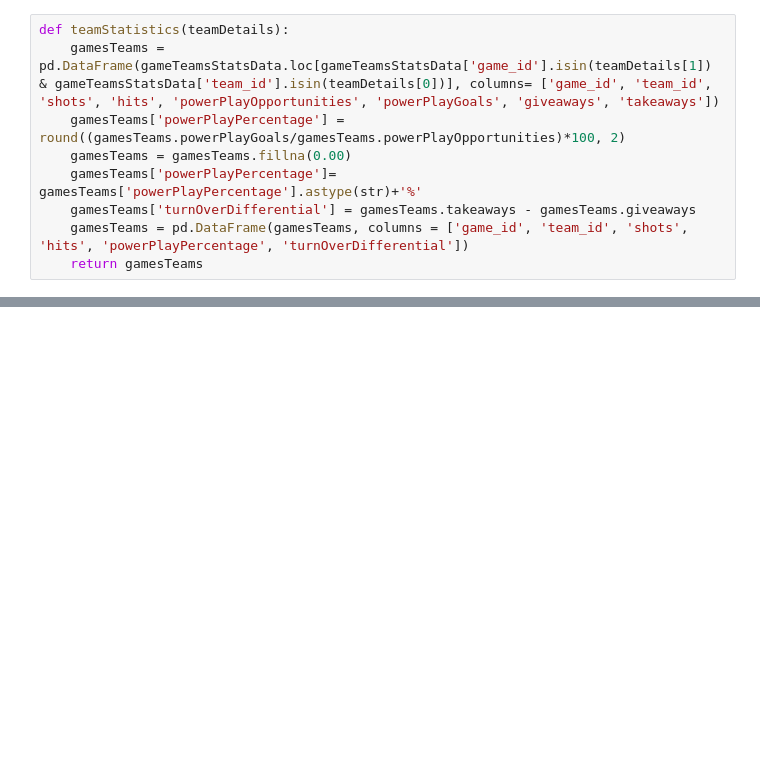
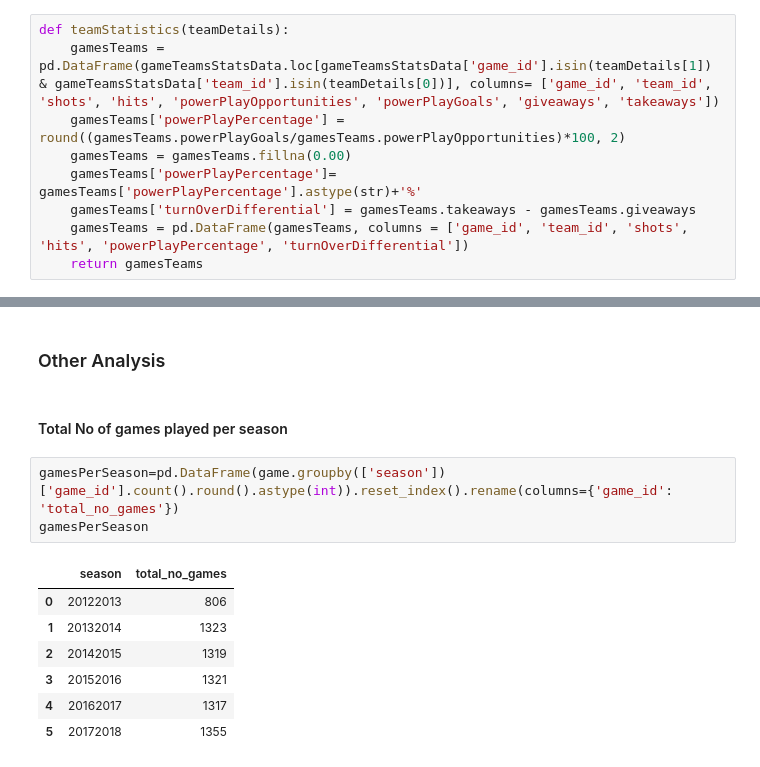
Before and after one commit to charchana/NHL-Game, a Jupyter notebook: NHL_Game_Final.ipynb, the cells around one changed output, grey strips where cells are left out. Cells and saved outputs as stored; diff of their text form; blank space fills up the shorter version.

```diff
--- a/NHL_Game_Final.ipynb
+++ b/NHL_Game_Final.ipynb
@@ -220,0 +319,15 @@ B.Compute the average per game of the following metric (takeaways - giveaways)
+# %% [markdown]
+### Other Analysis
+# %% [markdown]
+#### Total No of games played per season
+# %%
+gamesPerSeason=pd.DataFrame(game.groupby(['season'])['game_id'].count().round().astype(int)).reset_index().rename(columns={'game_id': 'total_no_games'})
+gamesPerSeason
+# %% [output]
+|  | season | total_no_games |
+| 0 | 20122013 | 806 |
+| 1 | 20132014 | 1323 |
+| 2 | 20142015 | 1319 |
+| 3 | 20152016 | 1321 |
+| 4 | 20162017 | 1317 |
+| 5 | 20172018 | 1355 |
```
Also changed, not shown: parts of 18 cells of this notebook.
